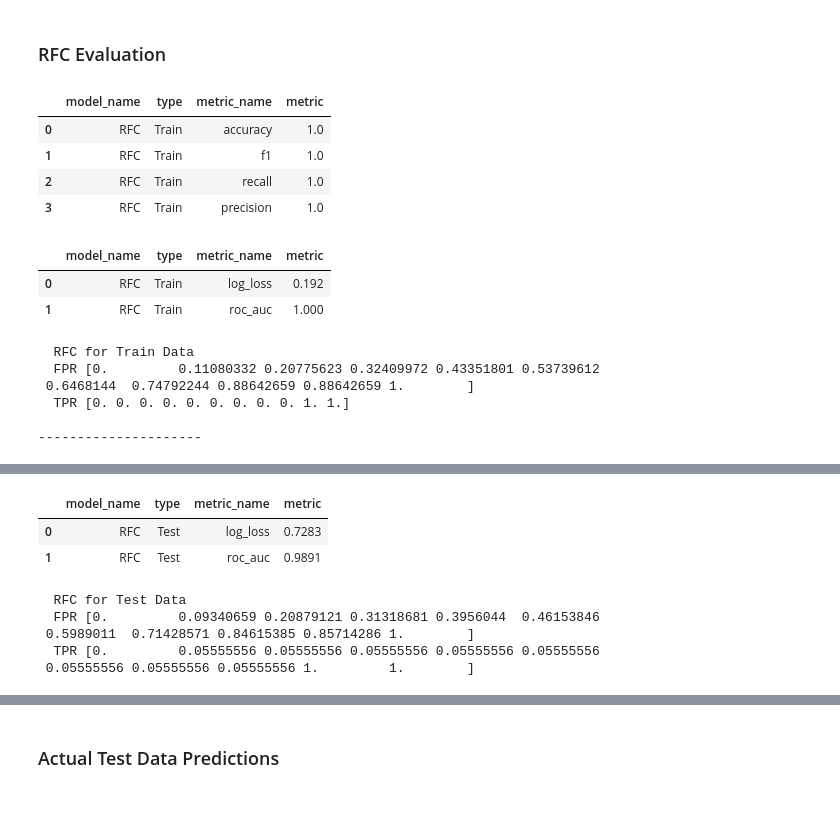
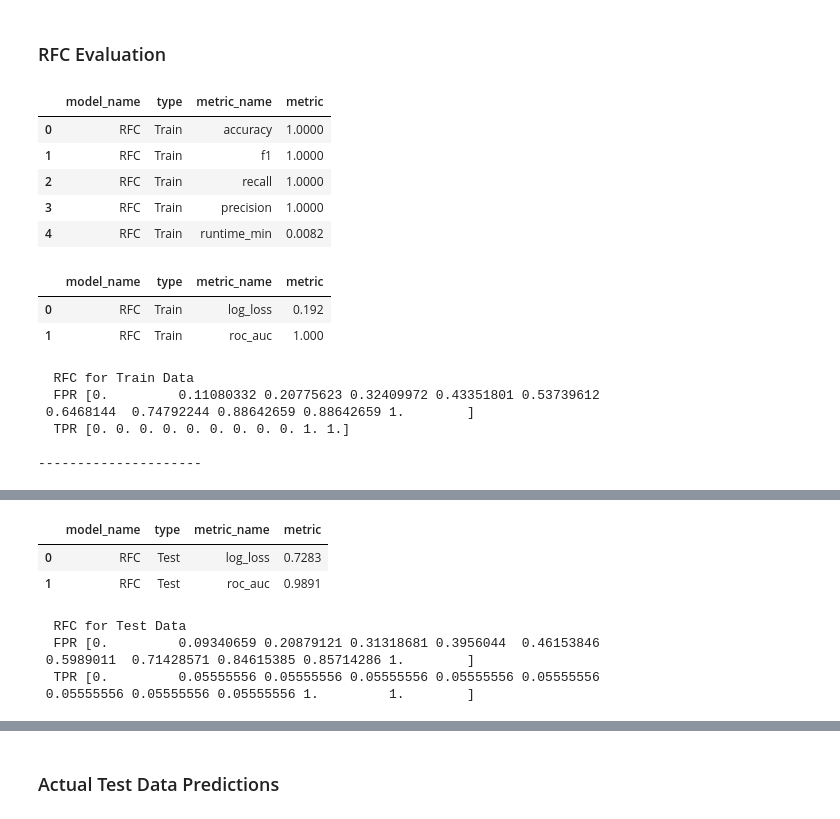
Before and after one commit to oimartin/MNIST_Digit_Recognizer, a Jupyter notebook: digits_notebook.ipynb, the cells around one changed output, grey strips where cells are left out. Saved outputs shown, nothing was run; the diff lists cells and outputs as text; code cells hidden in the pictures.

```diff
--- a/digits_notebook.ipynb
+++ b/digits_notebook.ipynb
@@ -255,18 +255,19 @@ RFC took 0.4461 seconds or 0.0074 minutes to run.
 # %%
 RFC_train = evaluating_model(labels_train, train_pred_RFC, 'RFC', 'Train', RFC_rt)
 RFC_train_prob = prob_eval(labels_train, train_totprob_RFC, 'RFC', 'Train')
 eval_classification(train_pred_RFC, labels_train, X_train, 'RFC', 'Train')
 
 print("---------------------")
-RFC_test = evaluating_model(labels_test, test_pred_RFC, 'RFC', 'Test')
+RFC_test = evaluating_model(labels_test, test_pred_RFC, 'RFC', 'Test', RFC_rt)
 RFC_test_prob = prob_eval(labels_test, test_totprob_RFC, 'RFC', 'Test')
 eval_classification(test_pred_RFC, labels_test, X_test, 'RFC', 'Test')
 # %% [output]
 |  | model_name | type | metric_name | metric |
-| 0 | RFC | Train | accuracy | 1.0 |
-| 1 | RFC | Train | f1 | 1.0 |
-| 2 | RFC | Train | recall | 1.0 |
-| 3 | RFC | Train | precision | 1.0 |
+| 0 | RFC | Train | accuracy | 1.0000 |
+| 1 | RFC | Train | f1 | 1.0000 |
+| 2 | RFC | Train | recall | 1.0000 |
+| 3 | RFC | Train | precision | 1.0000 |
+| 4 | RFC | Train | runtime_min | 0.0082 |
 |  | model_name | type | metric_name | metric |
 | 0 | RFC | Train | log_loss | 0.192 |
 | 1 | RFC | Train | roc_auc | 1.000 |
```
Also changed, not shown: parts of 21 cells of this notebook.
